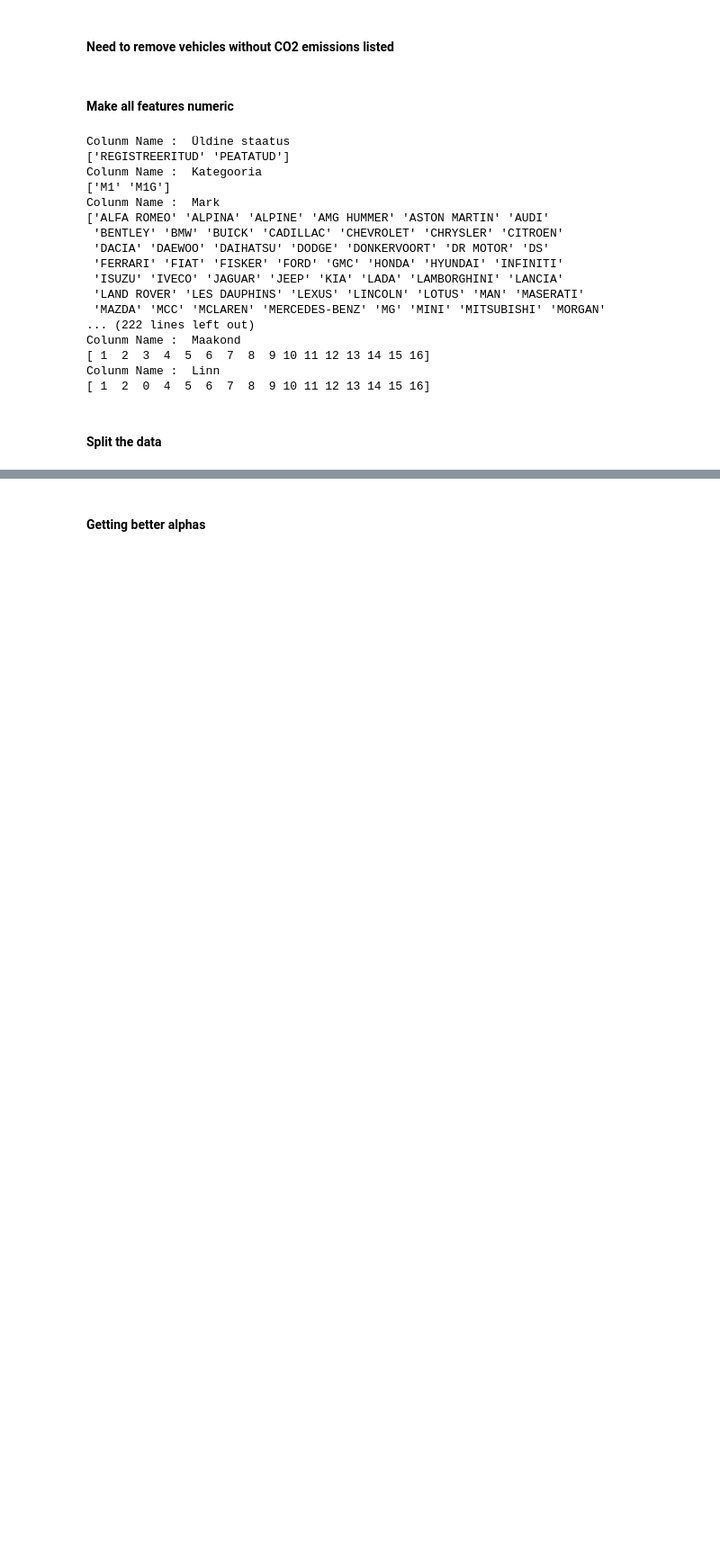
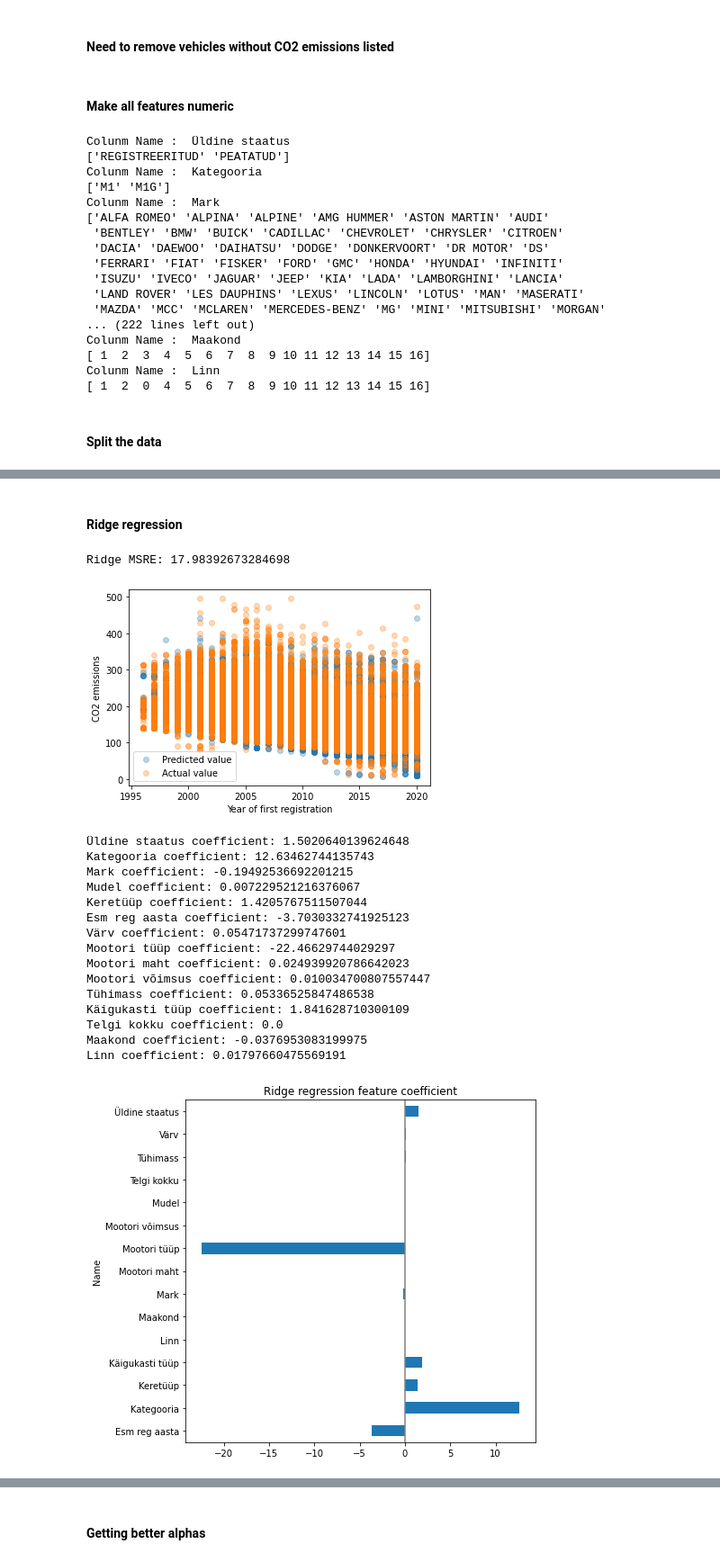
Before and after one commit to Rapur101/IDS2020Project, a Jupyter notebook: CO2 prediction model.ipynb, the cells around one changed output, grey strips where cells are left out. Shown at 90% size. Saved outputs shown, nothing was run; the diff lists cells and outputs as text; code cells hidden in the pictures; blank space fills up the shorter version.

```diff
--- a/CO2 prediction model.ipynb
+++ b/CO2 prediction model.ipynb
@@ -115,0 +143,41 @@ RandomForestClassifier(n_estimators=10, random_state=0) accuracy: 0.870528194505
+# %% [markdown]
+#### Ridge regression
+# %%
+ridge = Ridge().fit(X_train, y_train)
+ridge_pred = ridge.predict(X_test)
+print("Ridge MSRE:",mean_squared_error(y_test, ridge_pred, squared=False))
+plt.scatter(X_test['Esm reg aasta'], ridge_pred, marker='o', alpha=0.3);
+plt.scatter(X_test['Esm reg aasta'], y_test, marker='o', alpha=0.3);
+plt.legend({'Actual value','Predicted value'})
+plt.xlabel("Year of first registration")
+plt.ylabel("CO2 emissions")
+plt.show()
+
+for i in range(len(ridge.coef_)):
+    print(X.columns[i] + " coefficient:", ridge.coef_[i])
+
+coef_df = pd.DataFrame({'Name':X.columns, 'coefficient':ridge.coef_})
+
+coef_df.groupby("Name")['coefficient'].mean().plot(kind='barh', figsize=(9, 7))
+plt.title('Ridge regression feature coefficient')
+plt.axvline(x=0, color='.5')
+plt.subplots_adjust(left=.3)
+# %% [output]
+Ridge MSRE: 17.98392673284698
+[figure, added]
+Üldine staatus coefficient: 1.5020640139624648
+Kategooria coefficient: 12.63462744135743
+Mark coefficient: -0.19492536692201215
+Mudel coefficient: 0.007229521216376067
+Keretüüp coefficient: 1.4205767511507044
+Esm reg aasta coefficient: -3.7030332741925123
+Värv coefficient: 0.05471737299747601
+Mootori tüüp coefficient: -22.46629744029297
+Mootori maht coefficient: 0.024939920786642023
+Mootori võimsus coefficient: 0.010034700807557447
+Tühimass coefficient: 0.05336525847486538
+Käigukasti tüüp coefficient: 1.841628710300109
+Telgi kokku coefficient: 0.0
+Maakond coefficient: -0.0376953083199975
+Linn coefficient: 0.01797660475569191
+[figure, added]
```
Also changed, not shown: parts of 38 cells of this notebook.
